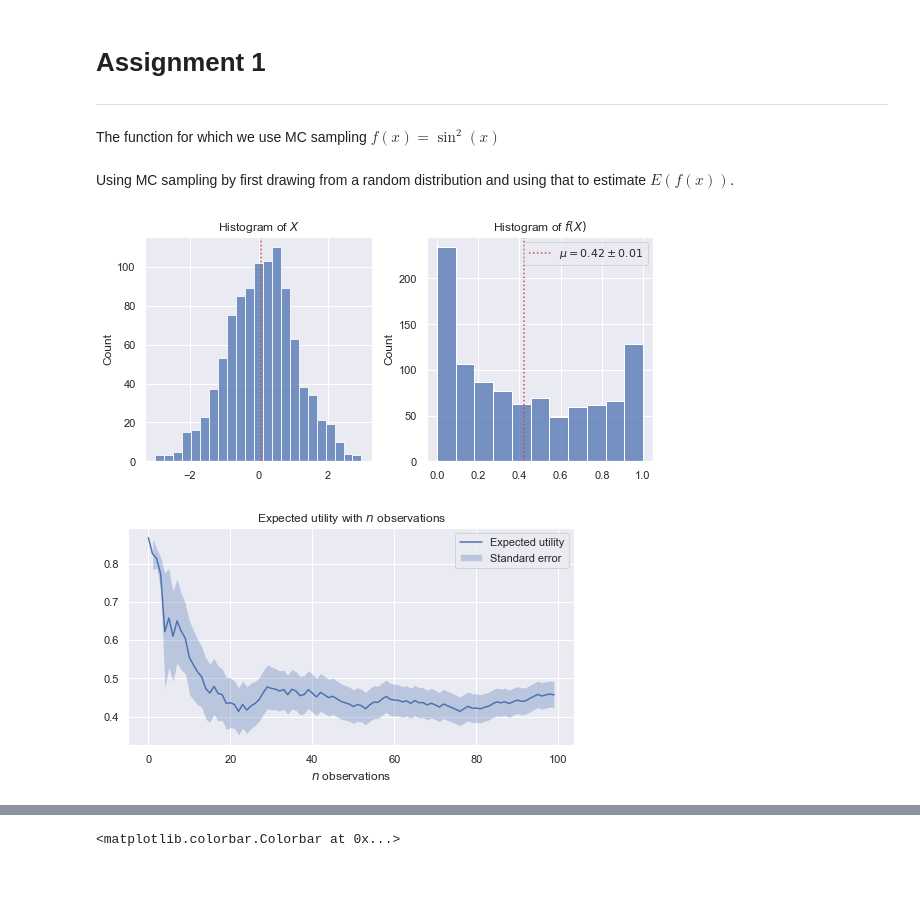
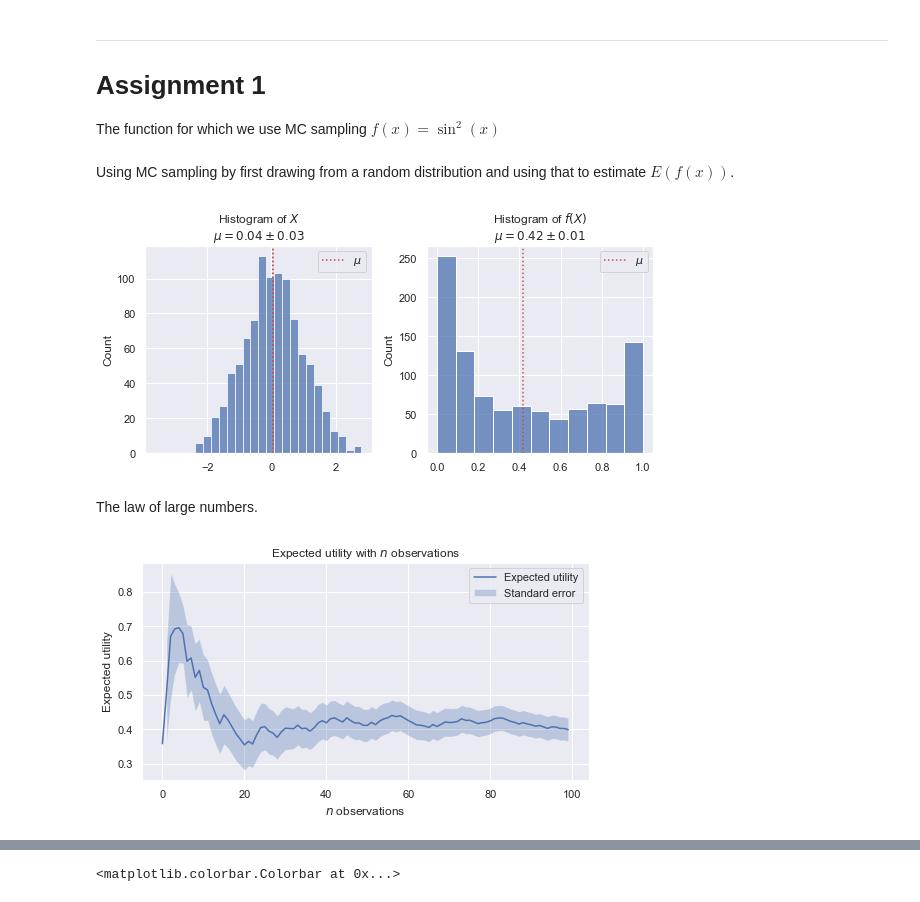
Before and after one commit to AlexHoorn/VU-MAS2021, a Jupyter notebook: assignment.ipynb, the cells around one changed output, grey strips where cells are left out. Saved outputs shown, nothing was run; the diff lists cells and outputs as text; code cells hidden in the pictures.

```diff
--- a/assignment.ipynb
+++ b/assignment.ipynb
@@ -12,8 +18,8 @@ sns.set()
 # %% [markdown]
+---
+
 # Assignment 1
 
----
-
 The function for which we use MC sampling $f(x)=\sin^2(x)$
 # %%
 def f(x):
@@ -26,36 +32,43 @@ X = np.random.randn(1000)
 fig, (ax1, ax2) = plt.subplots(1, 2, figsize=(8, 4))
 
 sns.histplot(X, ax=ax1)
+m = X.mean()
+error = sem(X)
+ax1.axvline(m, ls=":", c="r", label=f"$\mu$")
 ax1.axvline(X.mean(), ls=":", c="r")
-ax1.set_title("Histogram of $X$")
+ax1.set_title(f"Histogram of $X$\n$\mu={m:.2f} \pm {error:.2f}$")
+ax1.legend()
 
 U = f(X)
 sns.histplot(U, ax=ax2)
 m = U.mean()
 error = sem(U)
-ax2.axvline(m, ls=":", c="r", label=f"$\mu={m:.2f} \pm {error:.2f}$")
-ax2.set_title("Histogram of $f(X)$")
+ax2.axvline(m, ls=":", c="r", label="$\mu$")
+ax2.set_title(f"Histogram of $f(X)$\n$\mu={m:.2f} \pm {error:.2f}$")
 ax2.legend()
 
 fig.tight_layout()
 fig.savefig("1-1.pdf")
 # %% [output]
-[figure, old version]
+[figure, new version]
+# %% [markdown]
+The law of large numbers.
 # %%
 X = np.random.randn(100)
 U = f(X)
 
 E = np.array([U[: i + 1].mean() for i in range(len(U))])
 error = np.array([sem(U[: i + 1]) for i in range(len(U))])
 
 fig, ax = plt.subplots(figsize=(8, 4))
 
 ax.plot(E, label="Expected utility")
 ax.fill_between(range(len(E)), E - error, E + error, alpha=0.3, label="Standard error")
 ax.legend()
 ax.set_title("Expected utility with $n$ observations")
 ax.set_xlabel("$n$ observations")
+ax.set_ylabel("Expected utility")
 
 fig.savefig("1-2.pdf")
 # %% [output]
-[figure, old version]
+[figure, new version]
```
Also changed, not shown: parts of 21 cells of this notebook, 13 other files.
